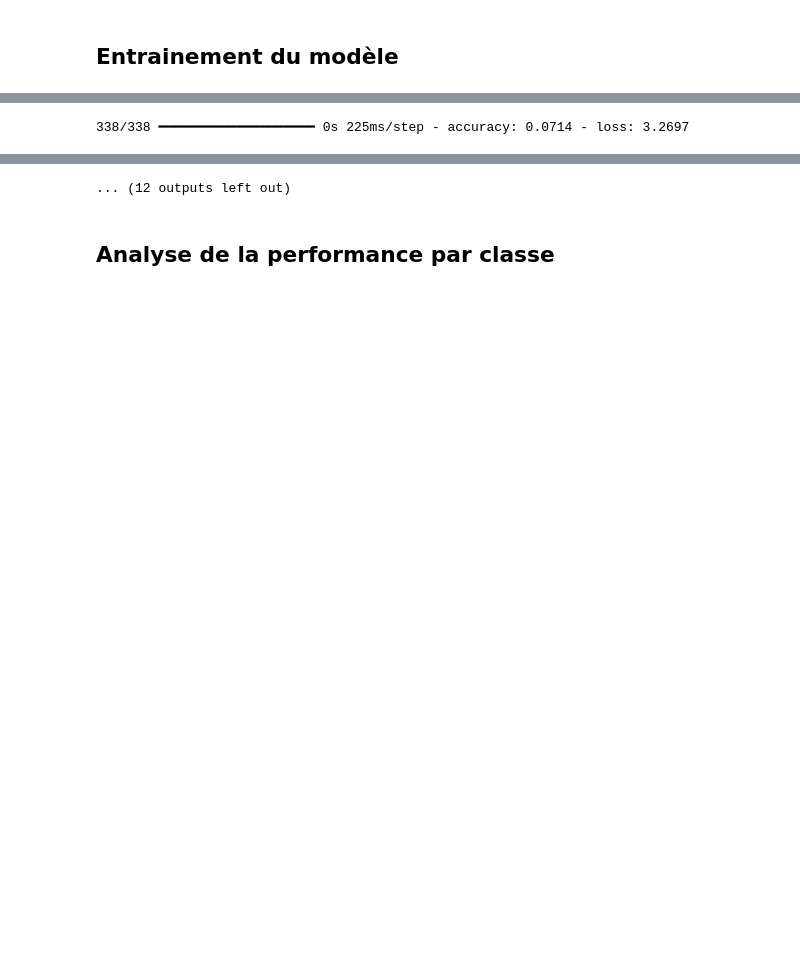
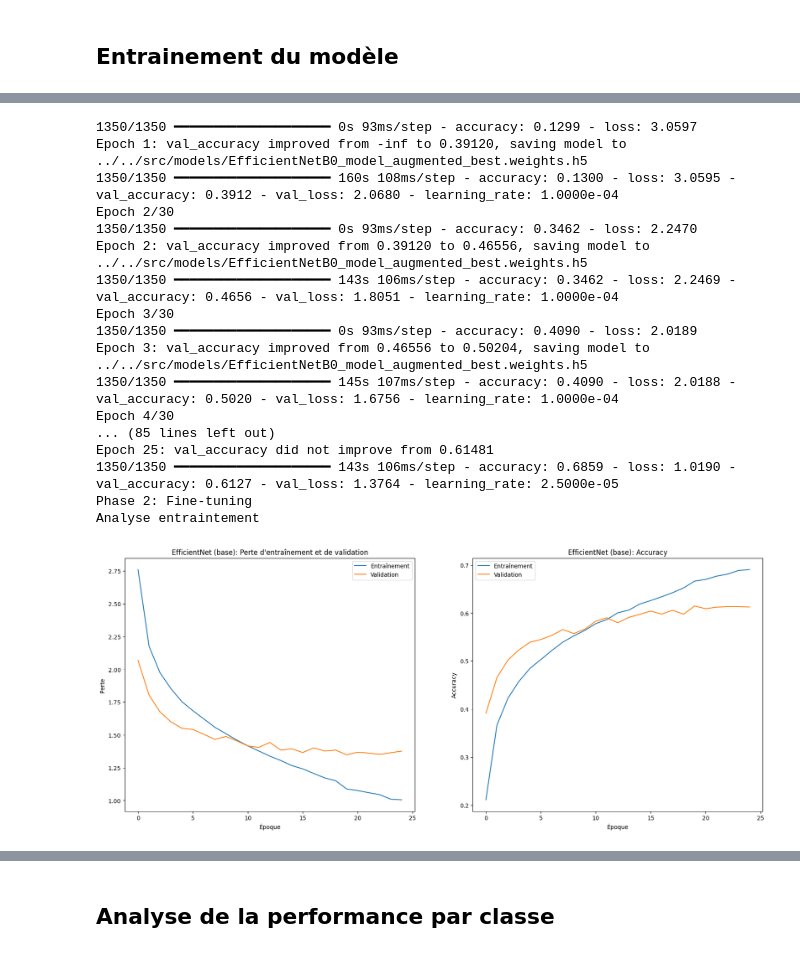
Before and after one commit to elkarimero/rakuten-challenge, a Jupyter notebook: notebooks/Models/karim-modelisation_EfficientNet.ipynb, the cells around one changed output, grey strips where cells are left out. Cells and saved outputs as stored; diff of their text form; code cells hidden in the pictures; blank space fills up the shorter version.

```diff
--- a/notebooks/Models/karim-modelisation_EfficientNet.ipynb
+++ b/notebooks/Models/karim-modelisation_EfficientNet.ipynb
@@ -105,14 +121,6 @@ Using 10800 files for validation.
 # %%
 import tensorflow as tf
 from keras.saving import register_keras_serializable
-
-# couche personnalisée pour gérer le pré-traitement des images
-@register_keras_serializable()
-class EfficientnetPreprocess(tf.keras.layers.Layer):
-    def __init__(self, **kwargs):
-        super(EfficientnetPreprocess, self).__init__(**kwargs)
-    def call(self, inputs):
-        return tf.keras.applications.efficientnet.preprocess_input(inputs)
 
 # 1. Choisir un modèle préentraîné
 base_model = tf.keras.applications.EfficientNetB0(
@@ -124,6 +132,9 @@ base_model = tf.keras.applications.EfficientNetB0(
 
 # Dégeler les dernières couches du modèle de base
 base_model.trainable = False
+for layer in base_model.layers:
+    if layer.name.startswith("block7a") or layer.name.startswith("block6a") or layer.name.startswith("top_"):
+        layer.trainable = True
 
 # Entrée du modèle
 inputs = tf.keras.Input(shape=(224, 224, 3))
@@ -135,9 +146,6 @@ x = tf.keras.layers.RandomFlip("horizontal")(inputs)
 x = tf.keras.layers.RandomRotation(0.2)(x)
 x = tf.keras.layers.RandomZoom(0.2)(x)
 x = tf.keras.layers.RandomContrast(0.2)(x)
-
-# Prétraitement spécifique au modèle
-x = EfficientnetPreprocess()(x)
 
  # Modèle de base
 x = base_model(x, training=False)
@@ -155,4 +163,4 @@ outputs = tf.keras.layers.Dense(nb_class, activation='softmax')(x)
 # Construction finale
 model = tf.keras.Model(inputs, outputs)
 
-model.summary()
+#model.summary()
@@ -192,8 +178,16 @@ early_stopping = tf.keras.callbacks.EarlyStopping(
     restore_best_weights=True
 )
 
-checkpoint = tf.keras.callbacks.ModelCheckpoint(
-    '../../src/models/EfficientNetB0_model_best.keras',
+checkpoint_weights = tf.keras.callbacks.ModelCheckpoint(
+    '../../src/models/EfficientNetB0_model_augmented_best.weights.h5',
+    monitor='val_accuracy',
+    save_best_only=True,
+    verbose=1,
+    save_weights_only=True
+)
+
+checkpoint_full = tf.keras.callbacks.ModelCheckpoint(
+    '../../src/models/EfficientNetB0_model_fine_tuned_best.keras',
     monitor='val_accuracy',
     save_best_only=True,
     verbose=1,
@@ -211,26 +205,22 @@ model.compile(
 
 model_history = model.fit(train_ds,
                            validation_data=val_ds,
-                           epochs=20,
-                           callbacks=[lr_reducer, early_stopping, checkpoint])
+                           epochs=30,
+                           callbacks=[lr_reducer, early_stopping, checkpoint_weights, checkpoint_full])
 
 
 # Étape 3: Fine-tuning - dégeler partiellement le modèle de base
 print("Phase 2: Fine-tuning")
 
 # Fonction pour dégeler un bloc spécifique
-def unfreeze_block(block_prefix):
-    for layer in base_model.layers:
+def unfreeze_block(model, block_prefix):
+    print(f"🔓 Déblocage du bloc : {block_prefix}")
+    for layer in model.layers:
         if layer.name.startswith(block_prefix):
             layer.trainable = True
 
-# Fonction pour recompiler et entraîner après chaque dégel
-def fine_tune_block(model, block_prefix, epochs=20):
-    print(f"🔓 Déblocage du bloc : {block_prefix}")
-    unfreeze_block("top_")
-    print(f"🔓 Déblocage du bloc : {block_prefix}")
-    unfreeze_block(block_prefix)
-
+# Fonction pour recompiler et entraîner
+def compile_and_fit(model, learning_rate, epochs=2):
     model.compile(
         optimizer=tf.keras.optimizers.Adam(learning_rate=1e-5),  # Plus petit LR en fine-tuning
         loss='sparse_categorical_crossentropy',
@@ -246,19 +236,23 @@ def fine_tune_block(model, block_prefix, epochs=20):
     )
 
 # 4. Fine-tuning progressif
-history_phase2 = fine_tune_block(model, "block7_")
-#history_phase3 = fine_tune_block("block6_")
+#unfreeze_block(model, "top_")
+#unfreeze_block(model, "block7a")
+#unfreeze_block(model, "block6a")
+#history_phase2 = compile_and_fit(model, learning_rate = 1e-5)
+#unfreeze_block(model, "block6a")
+#history_phase3 = compile_and_fit(model, learning_rate = 1e-5)
 
 # Sauvegarde du modèle final
-model.save('../../src/models/EfficientNetB0_model_final.keras')
+model.save('../../src/models/EfficientNetB0_model_fine_tuned_final.keras')
 
 # Analyse de l'entainement
 print("Analyse entraintement")
 display_results(model_history, "EfficientNet (base)")
 
 # Analyse de l'entainement
-print("Analyse entraintement EfficientNet (fine tunning)")
-display_results(history_phase2, "EfficientNet (fine tunning)")
+#print("Analyse entraintement EfficientNet (fine tunning)")
+#display_results(history_phase2, "EfficientNet (fine tunning)")
 
 # Analyse de l'entainement
 #print("Analyse entraintement EfficientNet (fine tunning)")
@@ -277 +269,18 @@ I0000 00:00:1746804962.055133  462913 cuda_dnn.cc:529] Loaded cuDNN version 9080
-338/338 ━━━━━━━━━━━━━━━━━━━━ 0s 225ms/step - accuracy: 0.0714 - loss: 3.2697
+1350/1350 ━━━━━━━━━━━━━━━━━━━━ 0s 93ms/step - accuracy: 0.1299 - loss: 3.0597
+Epoch 1: val_accuracy improved from -inf to 0.39120, saving model to ../../src/models/EfficientNetB0_model_augmented_best.weights.h5
+1350/1350 ━━━━━━━━━━━━━━━━━━━━ 160s 108ms/step - accuracy: 0.1300 - loss: 3.0595 - val_accuracy: 0.3912 - val_loss: 2.0680 - learning_rate: 1.0000e-04
+Epoch 2/30
+1350/1350 ━━━━━━━━━━━━━━━━━━━━ 0s 93ms/step - accuracy: 0.3462 - loss: 2.2470
+Epoch 2: val_accuracy improved from 0.39120 to 0.46556, saving model to ../../src/models/EfficientNetB0_model_augmented_best.weights.h5
+1350/1350 ━━━━━━━━━━━━━━━━━━━━ 143s 106ms/step - accuracy: 0.3462 - loss: 2.2469 - val_accuracy: 0.4656 - val_loss: 1.8051 - learning_rate: 1.0000e-04
+Epoch 3/30
+1350/1350 ━━━━━━━━━━━━━━━━━━━━ 0s 93ms/step - accuracy: 0.4090 - loss: 2.0189
+Epoch 3: val_accuracy improved from 0.46556 to 0.50204, saving model to ../../src/models/EfficientNetB0_model_augmented_best.weights.h5
+1350/1350 ━━━━━━━━━━━━━━━━━━━━ 145s 107ms/step - accuracy: 0.4090 - loss: 2.0188 - val_accuracy: 0.5020 - val_loss: 1.6756 - learning_rate: 1.0000e-04
+Epoch 4/30
+... (85 lines left out)
+Epoch 25: val_accuracy did not improve from 0.61481
+1350/1350 ━━━━━━━━━━━━━━━━━━━━ 143s 106ms/step - accuracy: 0.6859 - loss: 1.0190 - val_accuracy: 0.6127 - val_loss: 1.3764 - learning_rate: 2.5000e-05
+Phase 2: Fine-tuning
+Analyse entraintement
+[figure, added]
@@ -291,4 +289,3 @@ Epoch 3/20
-... (12 outputs left out)
 # %% [markdown]
 ## Analyse de la performance par classe
 # %%
```
Also changed, not shown: parts of 4 cells of this notebook, 1 other file.
